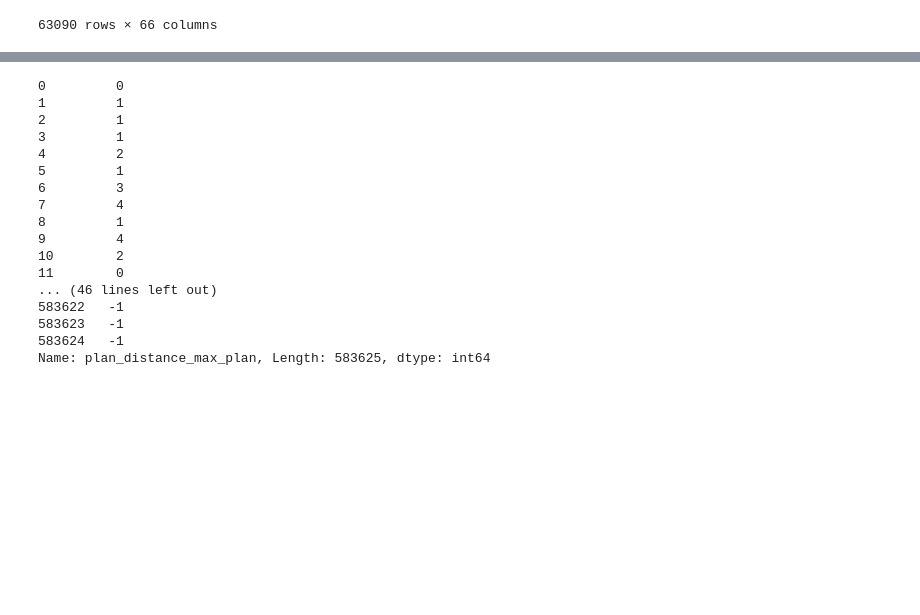
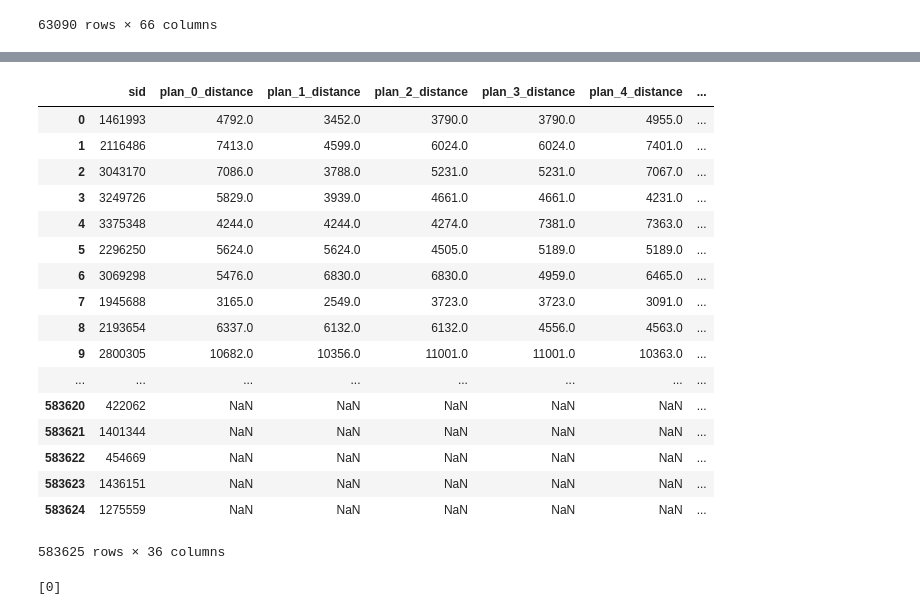
Before and after one commit to MitsuruFujiwara/KDD-Cup-2019, a Jupyter notebook: src/901_EDA.ipynb, the cells around one changed output, grey strips where cells are left out. Cells and saved outputs as stored; diff of their text form; code cells hidden in the pictures; blank space fills up the shorter version.

```diff
--- a/src/901_EDA.ipynb
+++ b/src/901_EDA.ipynb
@@ -236,22 +236,23 @@ plans_df['plan_time_diff'] = plans_df.index.map(plans_df.sort_values('plan_time'
 plans_df['plan_distance_max_plan'] = plans_df[['plan_{}_distance'.format(c) for c in range(0,7)]].idxmax(axis=1)
 plans_df['plan_distance_max_plan'], _ = pd.factorize(plans_df['plan_distance_max_plan'])
 # %%
-plans_df['plan_distance_max_plan']
+plans_df
 # %% [output]
+|  | sid | plan_0_distance | plan_1_distance | plan_2_distance | plan_3_distance | plan_4_distance | ... |
+| 0 | 1461993 | 4792.0 | 3452.0 | 3790.0 | 3790.0 | 4955.0 | ... |
+| 1 | 2116486 | 7413.0 | 4599.0 | 6024.0 | 6024.0 | 7401.0 | ... |
+| 2 | 3043170 | 7086.0 | 3788.0 | 5231.0 | 5231.0 | 7067.0 | ... |
+| 3 | 3249726 | 5829.0 | 3939.0 | 4661.0 | 4661.0 | 4231.0 | ... |
+| 4 | 3375348 | 4244.0 | 4244.0 | 4274.0 | 7381.0 | 7363.0 | ... |
+| 5 | 2296250 | 5624.0 | 5624.0 | 4505.0 | 5189.0 | 5189.0 | ... |
+| 6 | 3069298 | 5476.0 | 6830.0 | 6830.0 | 4959.0 | 6465.0 | ... |
+| 7 | 1945688 | 3165.0 | 2549.0 | 3723.0 | 3723.0 | 3091.0 | ... |
+| 8 | 2193654 | 6337.0 | 6132.0 | 6132.0 | 4556.0 | 4563.0 | ... |
+| 9 | 2800305 | 10682.0 | 10356.0 | 11001.0 | 11001.0 | 10363.0 | ... |
+| ... | ... | ... | ... | ... | ... | ... | ... |
+| 583620 | 422062 | NaN | NaN | NaN | NaN | NaN | ... |
+| 583621 | 1401344 | NaN | NaN | NaN | NaN | NaN | ... |
+| 583622 | 454669 | NaN | NaN | NaN | NaN | NaN | ... |
+| 583623 | 1436151 | NaN | NaN | NaN | NaN | NaN | ... |
+| 583624 | 1275559 | NaN | NaN | NaN | NaN | NaN | ... |
-0         0
-1         1
-2         1
-3         1
-4         2
-5         1
-6         3
-7         4
-8         1
-9         4
-10        2
-11        0
-... (46 lines left out)
-583622   -1
-583623   -1
-583624   -1
-Name: plan_distance_max_plan, Length: 583625, dtype: int64
+583625 rows × 36 columns
@@ -257,0 +267,4 @@ Name: plan_distance_max_plan, Length: 583625, dtype: int64
+# %%
+a
+# %% [output]
+[0]
```
Also changed, not shown: parts of 4 cells of this notebook, 6 other files.
